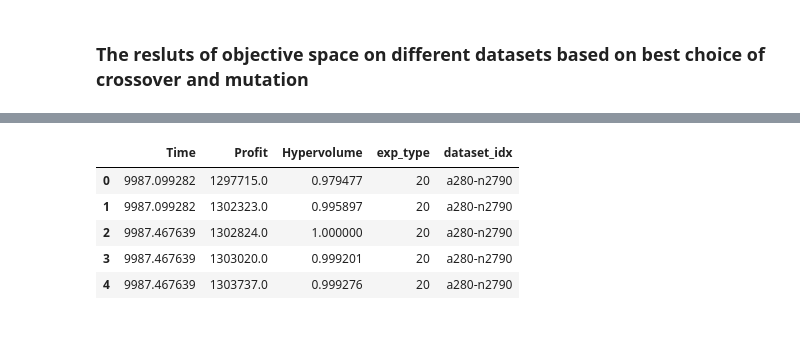
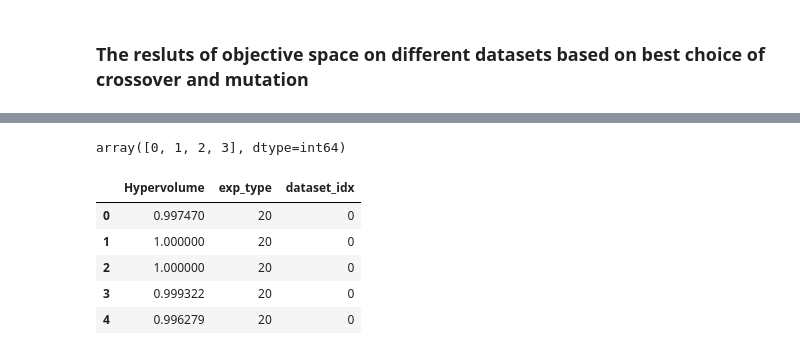
Before and after one commit to hugohewitt123/NIC_CA2_group_project, a Jupyter notebook: src/plot.ipynb, the cells around one changed output, grey strips where cells are left out. Saved outputs shown, nothing was run; the diff lists cells and outputs as text; code cells hidden in the pictures.

```diff
--- a/src/plot.ipynb
+++ b/src/plot.ipynb
@@ -6,20 +16,12 @@ import pandas as pd
 # %%
 df = pd.DataFrame()
-df0 = pd.DataFrame()
 folder_path = '../output_files/'
 for filename in os.listdir(folder_path):
-    if filename.endswith('.csv') and filename.startswith('o'):
+    if filename.endswith('.csv') and filename.startswith('d'):
         # deal with results from previous code version
         file_path = os.path.join(folder_path, filename)
         data = pd.read_csv(file_path)
-        # unique_exp_type = data['exp_type'].dropna().unique()
-        # data['exp_type'] = data['exp_type'].fillna(unique_exp_type[0])
         df = pd.concat([df, data], ignore_index=True)
-    elif filename.endswith('.csv') and filename.startswith('d'):
-        # deal with results from the latest code
-        file_path = os.path.join(folder_path, filename)
-        data0 = pd.read_csv(file_path)
-        df0 = pd.concat([df, data0], ignore_index=True)
 # %%
 # df.rename(columns={'exe_type': 'exp_type'}, inplace=True)
 # %%
@@ -217,3 +200,11 @@ plt.show()
+# %%
+folder_path = '../output_files/'
+for filename in os.listdir(folder_path):
+    if filename.endswith('.csv') and filename.startswith('d'):
+        # deal with results from the latest code
+        file_path = os.path.join(folder_path, filename)
+        data0 = pd.read_csv(file_path)
+        df0 = pd.concat([df0, data0], ignore_index=True)
 # %%
 df0.info()
 # %% [output]
@@ -240,3 +231 @@ dataset_idx    0
 dtype: int64
-# %%
-df0.dropna(inplace=True)
@@ -257,0 +312,3 @@ memory usage: 960.0 bytes
+# %%
+df_hv0 = df0.iloc[:, [2, 3, 4]].copy()
+df_hv0.info()
@@ -258,9 +326,13 @@ memory usage: 960.0 bytes
+# %%
+df_hv0['dataset_idx'].unique()
+# %% [output]
+array([0, 1, 2, 3], dtype=int64)
 # %%
-df0.head()
+df_hv0.head()
 # %% [output]
-|  | Time | Profit | Hypervolume | exp_type | dataset_idx |
-| 0 | 9987.099282 | 1297715.0 | 0.979477 | 20 | a280-n2790 |
-| 1 | 9987.099282 | 1302323.0 | 0.995897 | 20 | a280-n2790 |
-| 2 | 9987.467639 | 1302824.0 | 1.000000 | 20 | a280-n2790 |
-| 3 | 9987.467639 | 1303020.0 | 0.999201 | 20 | a280-n2790 |
-| 4 | 9987.467639 | 1303737.0 | 0.999276 | 20 | a280-n2790 |
+|  | Hypervolume | exp_type | dataset_idx |
+| 0 | 0.997470 | 20 | 0 |
+| 1 | 1.000000 | 20 | 0 |
+| 2 | 1.000000 | 20 | 0 |
+| 3 | 0.999322 | 20 | 0 |
+| 4 | 0.996279 | 20 | 0 |
```
Also changed, not shown: parts of 40 cells of this notebook, 2 other files.
